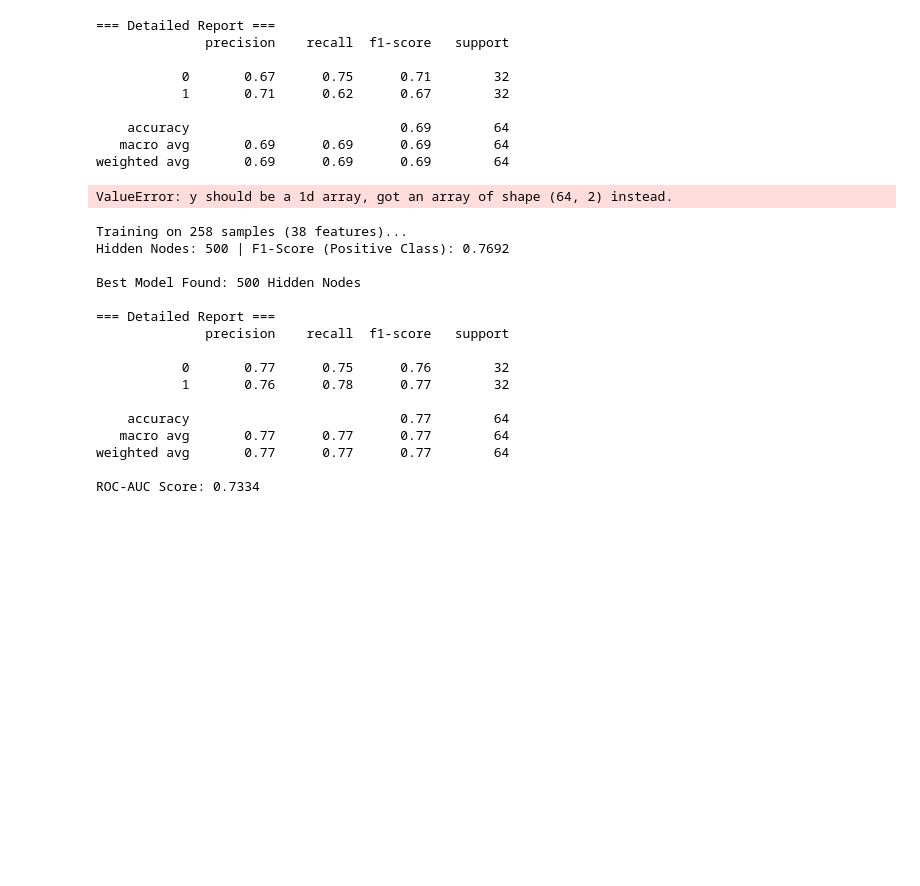
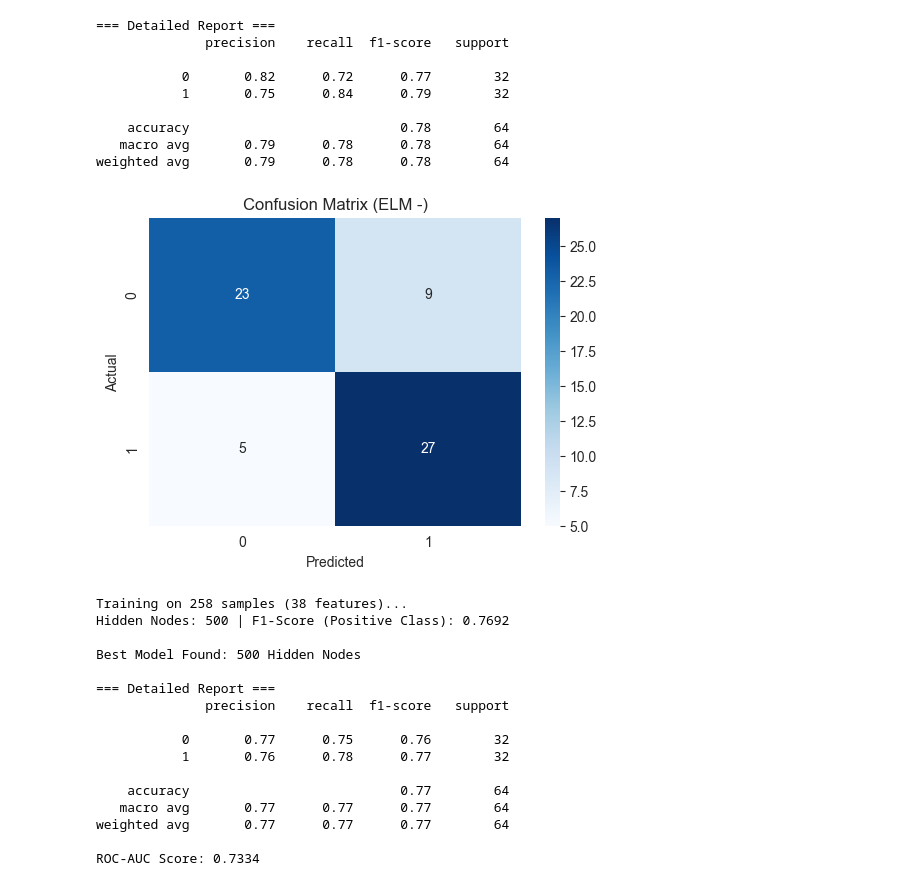
Before and after one commit to youquanneu/COMP3200_Individual_Project, a Jupyter notebook: Pipeline/ELM_Defined_Template.ipynb, the cells around one changed output. Cells and saved outputs as stored; diff of their text form; code cells hidden in the pictures; blank space fills up the shorter version.

```diff
--- a/Pipeline/ELM_Defined_Template.ipynb
+++ b/Pipeline/ELM_Defined_Template.ipynb
@@ -86,46 +86,41 @@ X_train, X_test, y_train, y_test = train_test_split(
 smote = SMOTE(random_state=42)
 X_train_resampled, y_train_resampled = smote.fit_resample(X_train, y_train)
 # %%
-model = ELMClassifier(n_neurons=500, ufunc='relu')
+model = ELMClassifier(n_neurons=50, ufunc='relu')
 model.fit(X_train_resampled, y_train_resampled)
 
 preds = model.predict(X_test)
 
 # Check if we successfully predicted the positive class
 report = classification_report(y_test, preds, output_dict=True)
 
 # Robustly get F1 score for class '1' (Works even if class is integer 1 or string '1')
 f1 = report.get('1', report.get(1, {'f1-score': 0}))['f1-score']
 
 
 y_pred_binary = model.predict(X_test)
 
 print("\n=== Detailed Report ===")
 print(classification_report(y_test, y_pred_binary))
 
-# ROC AUC Score
-raw_scores = model.predict_proba(X_test)
-auc = roc_auc_score(y_test, raw_scores)
-print(f"ROC-AUC Score: {auc:.4f}")
-
 # Visualization
 plt.figure(figsize=(6, 4))
 sns.heatmap(confusion_matrix(y_test, y_pred_binary), annot=True, fmt='d', cmap='Blues')
 plt.title(f'Confusion Matrix (ELM -)')
 plt.ylabel('Actual')
 plt.xlabel('Predicted')
 plt.show()
 # %% [output]
 === Detailed Report ===
               precision    recall  f1-score   support
 
-           0       0.67      0.75      0.71        32
-           1       0.71      0.62      0.67        32
+           0       0.82      0.72      0.77        32
+           1       0.75      0.84      0.79        32
 
-    accuracy                           0.69        64
-   macro avg       0.69      0.69      0.69        64
-weighted avg       0.69      0.69      0.69        64
+    accuracy                           0.78        64
+   macro avg       0.79      0.78      0.78        64
+weighted avg       0.79      0.78      0.78        64
-ValueError: y should be a 1d array, got an array of shape (64, 2) instead.
+[figure, added]
 # %%
 best_score = 0
 best_model = None
```
Also changed, not shown: 1 other file.
